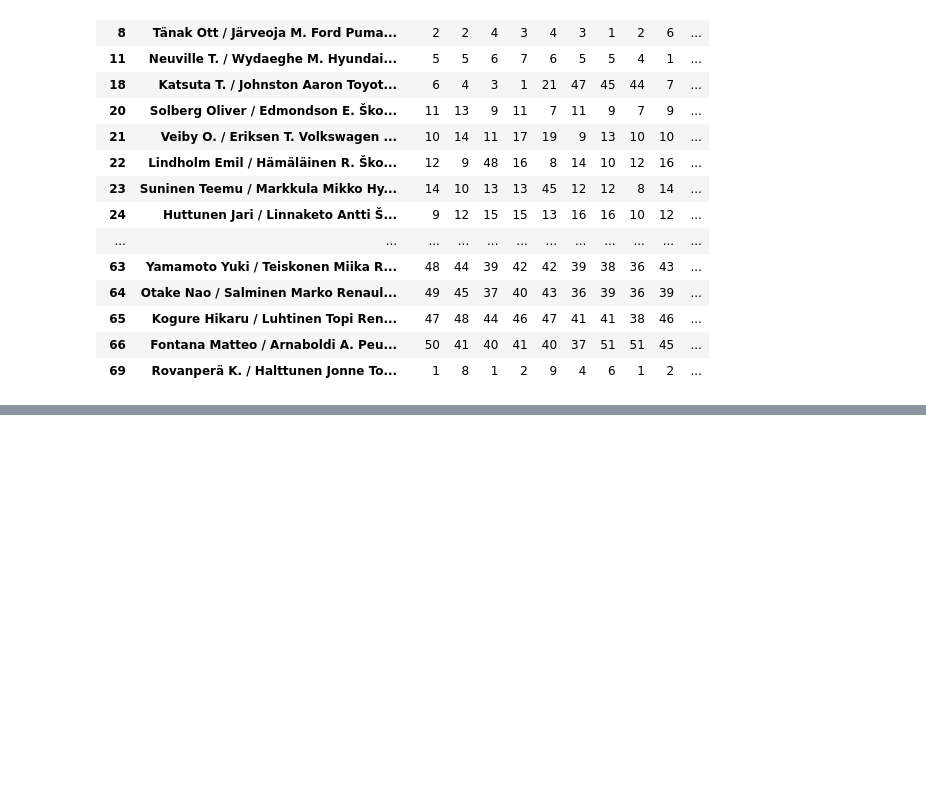
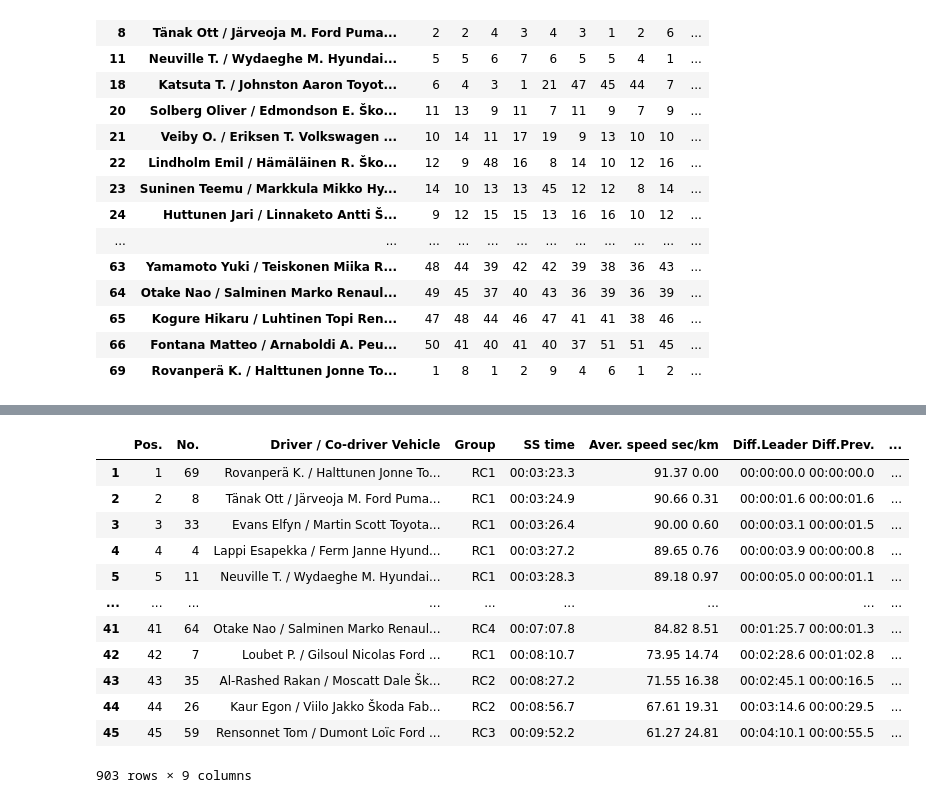
Before and after one commit to teneatis/results2023, a Jupyter notebook: wrc/02_Sweden/sweden_positions.ipynb, the cells around one changed output, grey strips where cells are left out. Saved outputs shown, nothing was run; the diff lists cells and outputs as text; code cells hidden in the pictures; blank space fills up the shorter version.

```diff
--- a/wrc/02_Sweden/sweden_positions.ipynb
+++ b/wrc/02_Sweden/sweden_positions.ipynb
@@ -103,0 +162,19 @@ sweden2023_view2
+# %%
+dataF2['No.'] = dataF2['No.'].astype(str).astype(int)
+#dataF2['F_Pos.'] = dataF2['F_Pos.'].astype(str).astype(int)
+swedenStagePosition23 = sweden2023_stages.join(dataF2.set_index('No.'), on='No.', validate='m:1')
+swedenStagePosition23
+# %% [output]
+|  | Pos. | No. | Driver / Co-driver Vehicle | Group | SS time | Aver. speed sec/km | Diff.Leader Diff.Prev. | ... |
+| 1 | 1 | 69 | Rovanperä K. / Halttunen Jonne To... | RC1 | 00:03:23.3 | 91.37 0.00 | 00:00:00.0 00:00:00.0 | ... |
+| 2 | 2 | 8 | Tänak Ott / Järveoja M. Ford Puma... | RC1 | 00:03:24.9 | 90.66 0.31 | 00:00:01.6 00:00:01.6 | ... |
+| 3 | 3 | 33 | Evans Elfyn / Martin Scott Toyota... | RC1 | 00:03:26.4 | 90.00 0.60 | 00:00:03.1 00:00:01.5 | ... |
+| 4 | 4 | 4 | Lappi Esapekka / Ferm Janne Hyund... | RC1 | 00:03:27.2 | 89.65 0.76 | 00:00:03.9 00:00:00.8 | ... |
+| 5 | 5 | 11 | Neuville T. / Wydaeghe M. Hyundai... | RC1 | 00:03:28.3 | 89.18 0.97 | 00:00:05.0 00:00:01.1 | ... |
+| ... | ... | ... | ... | ... | ... | ... | ... | ... |
+| 41 | 41 | 64 | Otake Nao / Salminen Marko Renaul... | RC4 | 00:07:07.8 | 84.82 8.51 | 00:01:25.7 00:00:01.3 | ... |
+| 42 | 42 | 7 | Loubet P. / Gilsoul Nicolas Ford ... | RC1 | 00:08:10.7 | 73.95 14.74 | 00:02:28.6 00:01:02.8 | ... |
+| 43 | 43 | 35 | Al-Rashed Rakan / Moscatt Dale Šk... | RC2 | 00:08:27.2 | 71.55 16.38 | 00:02:45.1 00:00:16.5 | ... |
+| 44 | 44 | 26 | Kaur Egon / Viilo Jakko Škoda Fab... | RC2 | 00:08:56.7 | 67.61 19.31 | 00:03:14.6 00:00:29.5 | ... |
+| 45 | 45 | 59 | Rensonnet Tom / Dumont Loïc Ford ... | RC3 | 00:09:52.2 | 61.27 24.81 | 00:04:10.1 00:00:55.5 | ... |
+903 rows × 9 columns
```
Also changed, not shown: parts of 7 cells of this notebook, 23 other files.
